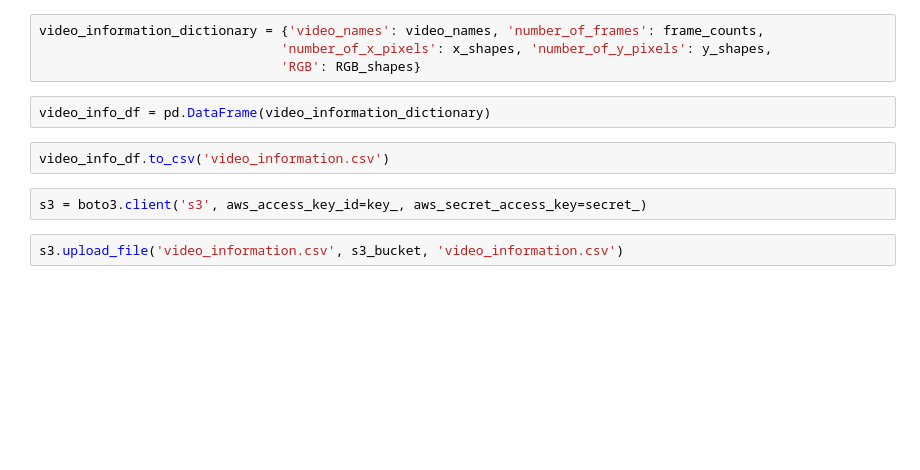
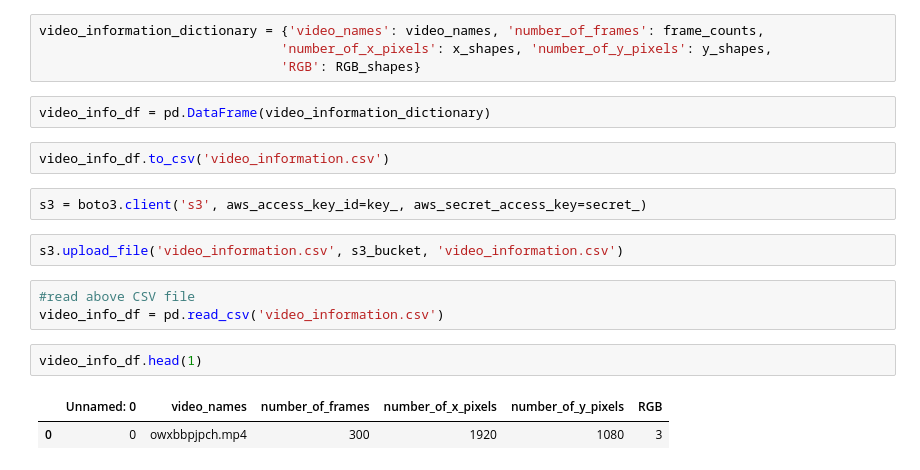
Before and after one commit to jherberg462/deepfake_detection, a Jupyter notebook: data_review.ipynb, the cells around one changed output. Drawn from its saved outputs; the diff is of its cells as text; blank space fills up the shorter version.

```diff
--- a/data_review.ipynb
+++ b/data_review.ipynb
@@ -56,3 +59,11 @@ video_info_df.to_csv('video_information.csv')
 s3 = boto3.client('s3', aws_access_key_id=key_, aws_secret_access_key=secret_)
 # %%
 s3.upload_file('video_information.csv', s3_bucket, 'video_information.csv')
+# %%
+#read above CSV file
+video_info_df = pd.read_csv('video_information.csv')
+# %%
+video_info_df.head(1)
+# %% [output]
+|  | Unnamed: 0 | video_names | number_of_frames | number_of_x_pixels | number_of_y_pixels | RGB |
+| 0 | 0 | owxbbpjpch.mp4 | 300 | 1920 | 1080 | 3 |
```
Also changed, not shown: parts of 12 cells of this notebook, 2 other files.
